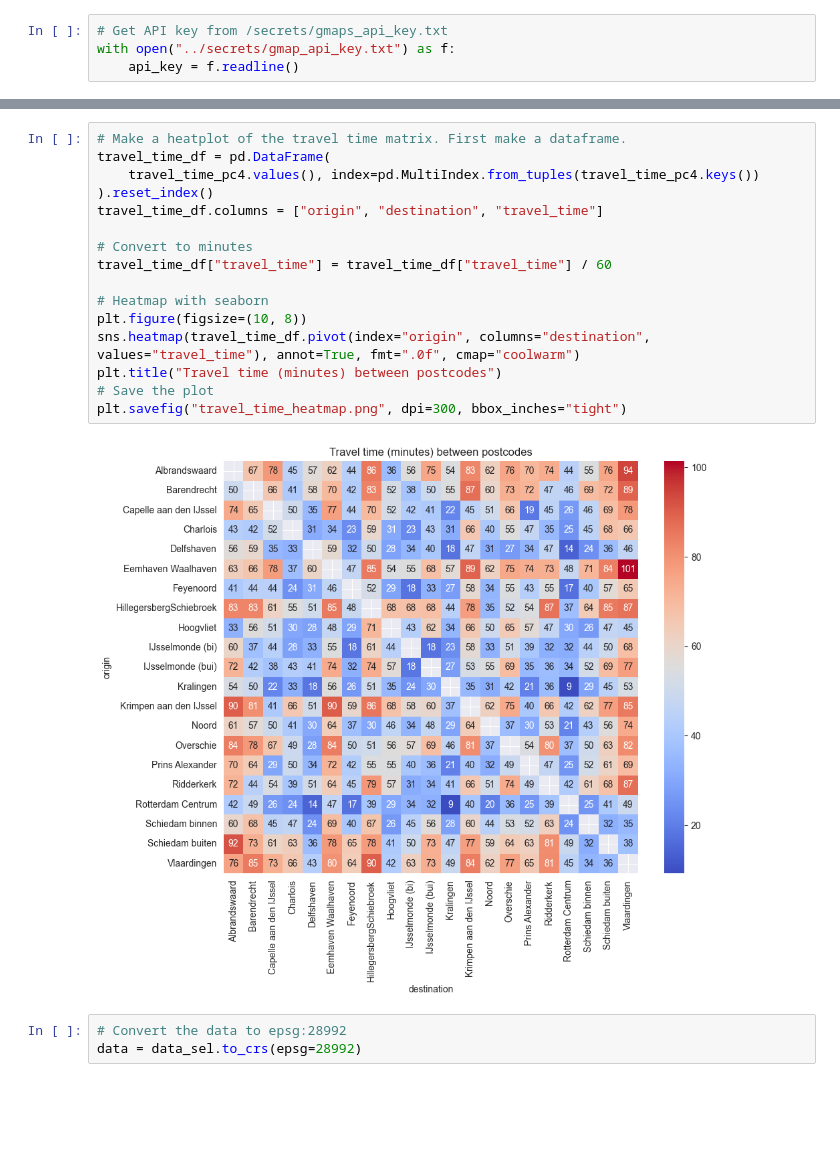
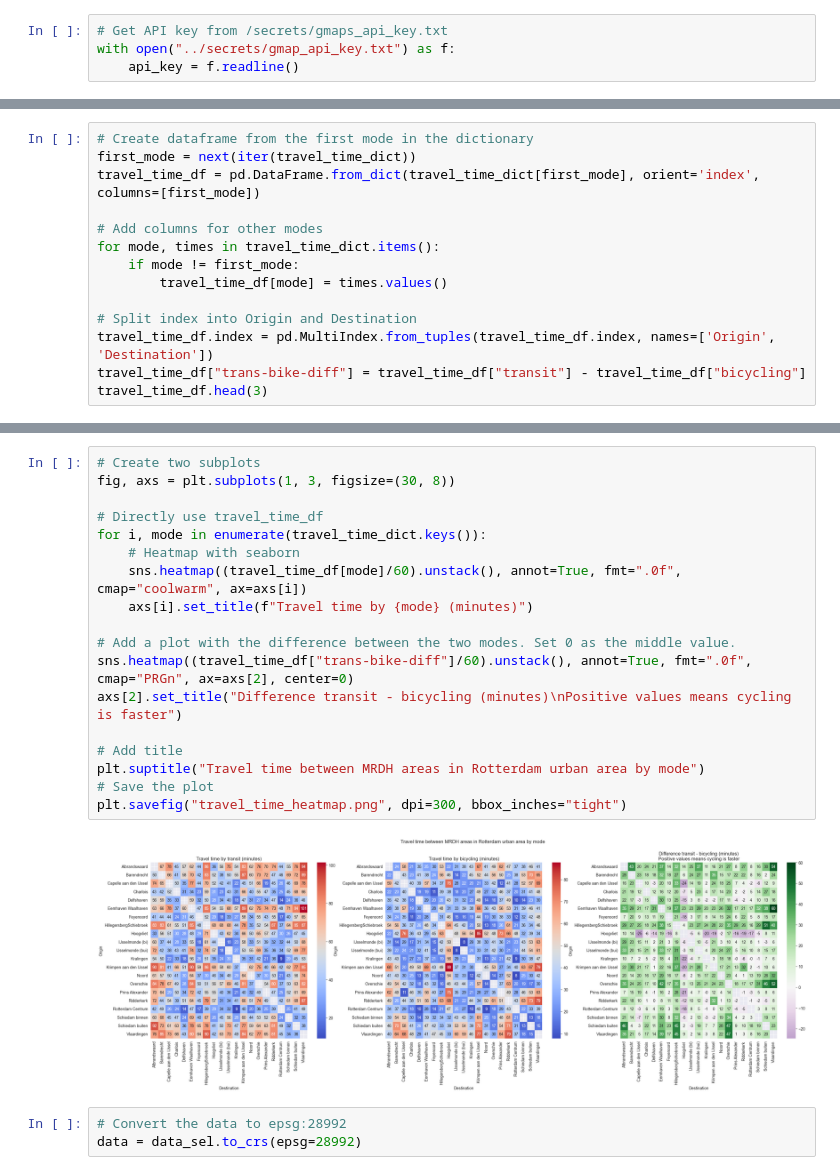
Before and after one commit to EwoutH/urban-self-driving-effects, a Jupyter notebook: travel_api/travel_time_distance_google.ipynb, the cells around one changed output, grey strips where cells are left out. Cells and saved outputs as stored; diff of their text form; blank space fills up the shorter version.

Commit message:
Update travel_time_distance_google.ipynb
Add bicycle modes, compare differences, scatterplot between distance and travel time

```diff
--- a/travel_api/travel_time_distance_google.ipynb
+++ b/travel_api/travel_time_distance_google.ipynb
@@ -299,0 +335,14 @@ Skipping Google Maps API, loading from file.
+# %%
+# Create dataframe from the first mode in the dictionary
+first_mode = next(iter(travel_time_dict))
+travel_time_df = pd.DataFrame.from_dict(travel_time_dict[first_mode], orient='index', columns=[first_mode])
+
+# Add columns for other modes
+for mode, times in travel_time_dict.items():
+    if mode != first_mode:
+        travel_time_df[mode] = times.values()
+
+# Split index into Origin and Destination
+travel_time_df.index = pd.MultiIndex.from_tuples(travel_time_df.index, names=['Origin', 'Destination'])
+travel_time_df["trans-bike-diff"] = travel_time_df["transit"] - travel_time_df["bicycling"]
+travel_time_df.head(3)
@@ -300,21 +355,23 @@ Skipping Google Maps API, loading from file.
 # %%
-# Make a heatplot of the travel time matrix. First make a dataframe.
-travel_time_df = pd.DataFrame(
-    travel_time_pc4.values(), index=pd.MultiIndex.from_tuples(travel_time_pc4.keys())
-).reset_index()
-travel_time_df.columns = ["origin", "destination", "travel_time"]
+# Create two subplots
+fig, axs = plt.subplots(1, 3, figsize=(30, 8))
 
-# Convert to minutes
-travel_time_df["travel_time"] = travel_time_df["travel_time"] / 60
+# Directly use travel_time_df
+for i, mode in enumerate(travel_time_dict.keys()):
+    # Heatmap with seaborn
+    sns.heatmap((travel_time_df[mode]/60).unstack(), annot=True, fmt=".0f", cmap="coolwarm", ax=axs[i])
+    axs[i].set_title(f"Travel time by {mode} (minutes)")
 
-# Heatmap with seaborn
-plt.figure(figsize=(10, 8))
-sns.heatmap(travel_time_df.pivot(index="origin", columns="destination", values="travel_time"), annot=True, fmt=".0f", cmap="coolwarm")
-plt.title("Travel time (minutes) between postcodes")
+# Add a plot with the difference between the two modes. Set 0 as the middle value.
+sns.heatmap((travel_time_df["trans-bike-diff"]/60).unstack(), annot=True, fmt=".0f", cmap="PRGn", ax=axs[2], center=0)
+axs[2].set_title("Difference transit - bicycling (minutes)\nPositive values means cycling is faster")
+
+# Add title
+plt.suptitle("Travel time between MRDH areas in Rotterdam urban area by mode")
 # Save the plot
 plt.savefig("travel_time_heatmap.png", dpi=300, bbox_inches="tight")
 # %% [output]
-[figure, old version]
+[figure, new version]
 # %%
 # Convert the data to epsg:28992
 data = data_sel.to_crs(epsg=28992)
```
Also changed, not shown: parts of 8 cells of this notebook.
